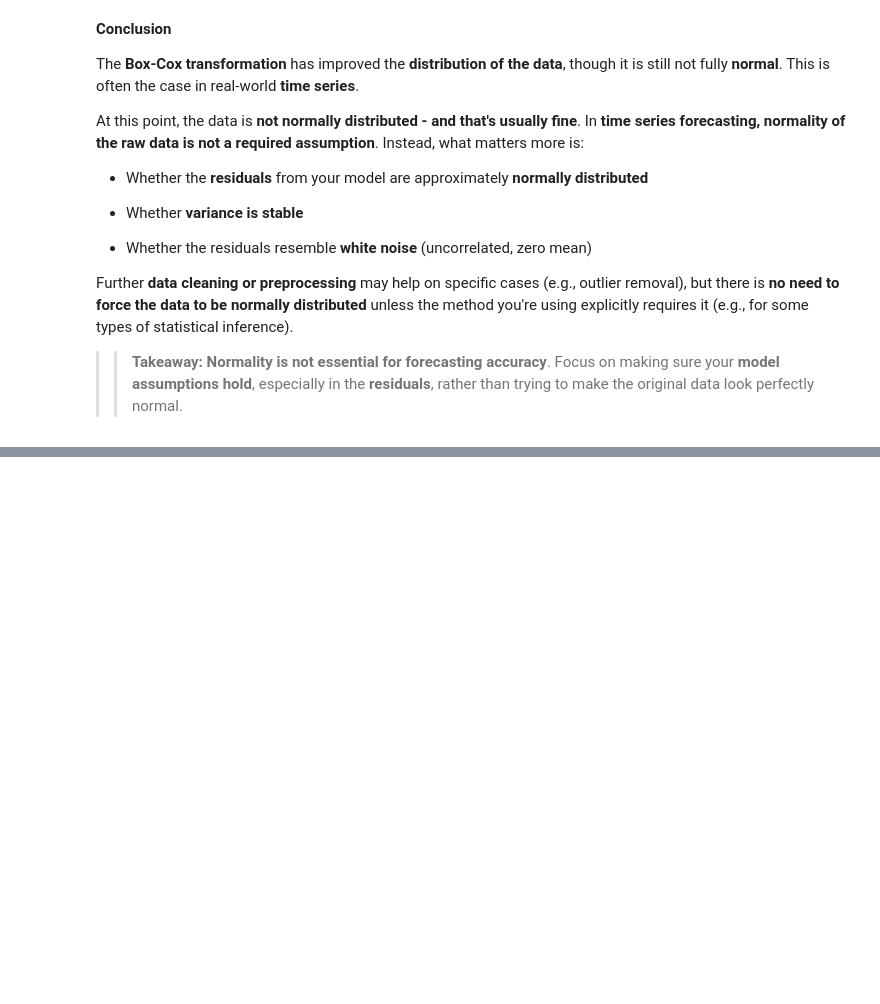
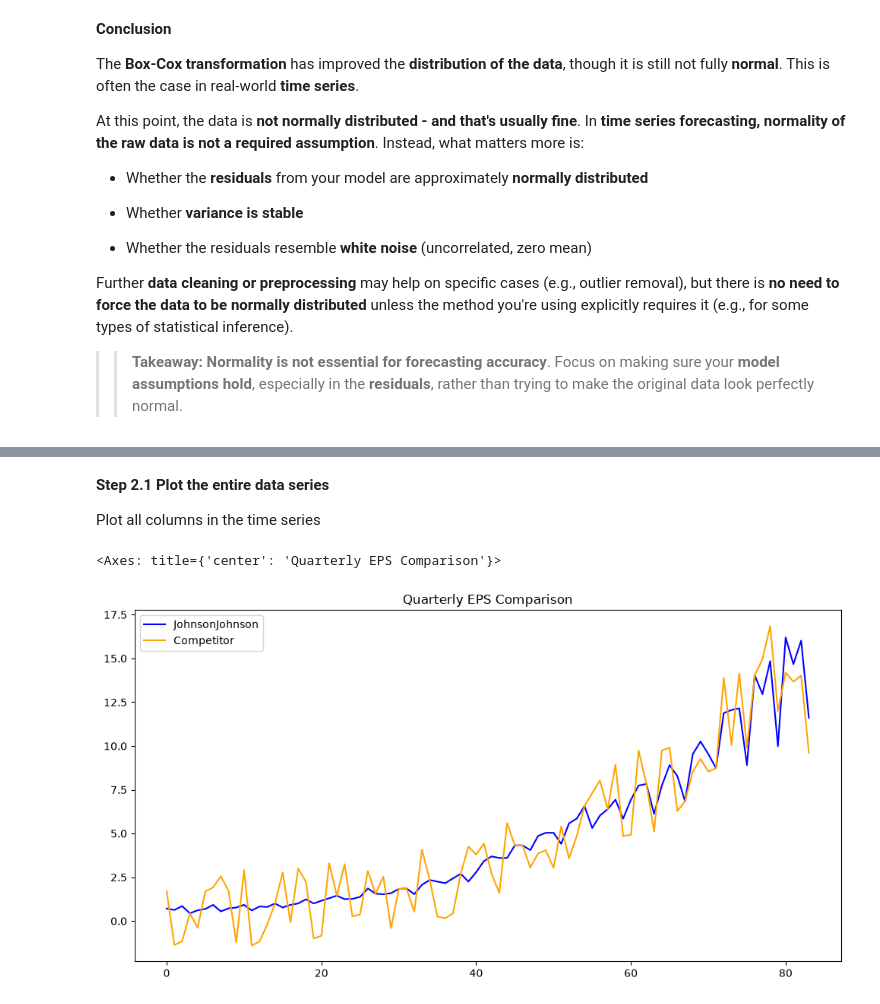
Before and after one commit to michaelhudson2205/INFO3022_Practicals, a Jupyter notebook: P3_1_Data_Processing.ipynb, the cells around one changed output, grey strips where cells are left out. Drawn from its saved outputs; the diff is of its cells as text; code cells hidden in the pictures; blank space fills up the shorter version.

Commit message:
Finished Step 4.4 (W).

```diff
--- a/P3_1_Data_Processing.ipynb
+++ b/P3_1_Data_Processing.ipynb
@@ -319,0 +340,4 @@ You have already seen in the previous codes how to plot histograms and your data
+# %%
+# read the dataset
+df2 = pd.read_csv(".\\data\\JohnsonAndJohnsonCompetitor.csv")
+df2.head()
@@ -319,0 +351,10 @@ You have already seen in the previous codes how to plot histograms and your data
+# %% [markdown]
+**Step 2.1 Plot the entire data series**
+
+Plot all columns in the time series
+# %%
+# By default .plot is a line graph
+df2.plot(kind='line', figsize=(12, 6), title="Quarterly EPS Comparison", color=['blue', 'orange'])
+# %% [output]
+<Axes: title={'center': 'Quarterly EPS Comparison'}>
+[figure, added]
```
Also changed, not shown: parts of 24 cells of this notebook.
